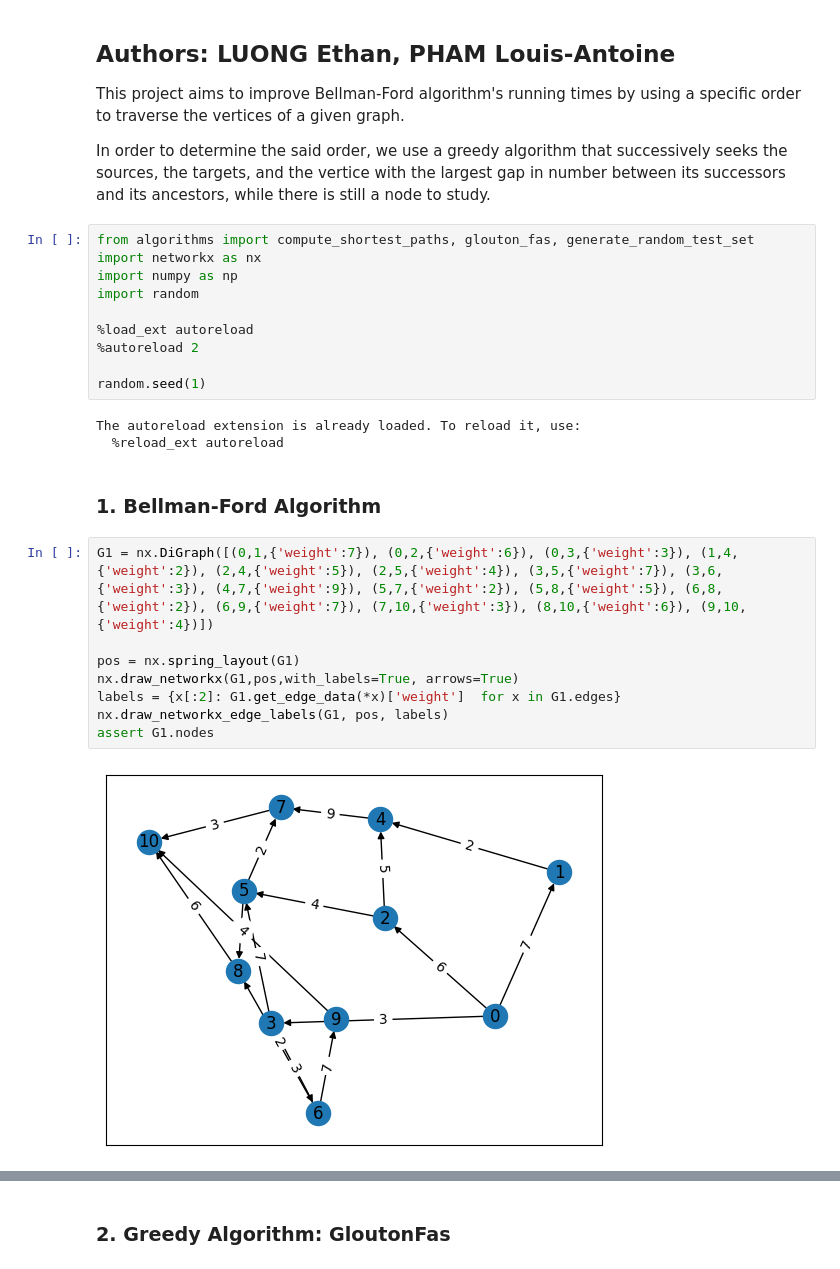
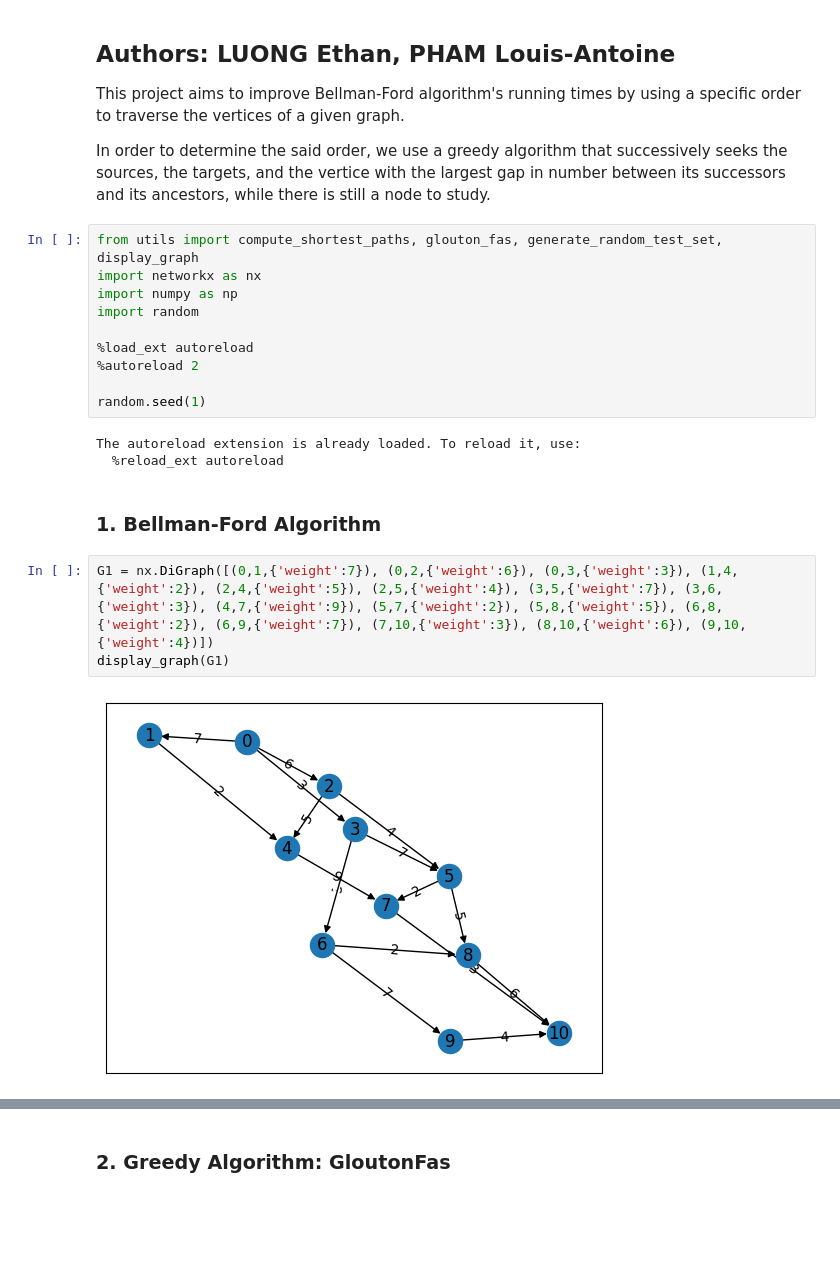
Before and after one commit to Ethan2541/Improved-Bellman-Ford, a Jupyter notebook: notebook.ipynb, the cells around one changed output, grey strips where cells are left out. Cells and saved outputs as stored; diff of their text form; blank space fills up the shorter version.

```diff
--- a/notebook.ipynb
+++ b/notebook.ipynb
@@ -7,7 +7,7 @@ This project aims to improve Bellman-Ford algorithm's running times by using a s
 
 In order to determine the said order, we use a greedy algorithm that successively seeks the sources, the targets, and the vertice with the largest gap in number between its successors and its ancestors, while there is still a node to study.
 # %%
-from algorithms import compute_shortest_paths, glouton_fas, generate_random_test_set
+from utils import compute_shortest_paths, glouton_fas, generate_random_test_set, display_graph
 import networkx as nx
 import numpy as np
 import random
@@ -23,14 +23,9 @@ The autoreload extension is already loaded. To reload it, use:
 ### 1. Bellman-Ford Algorithm
 # %%
 G1 = nx.DiGraph([(0,1,{'weight':7}), (0,2,{'weight':6}), (0,3,{'weight':3}), (1,4,{'weight':2}), (2,4,{'weight':5}), (2,5,{'weight':4}), (3,5,{'weight':7}), (3,6,{'weight':3}), (4,7,{'weight':9}), (5,7,{'weight':2}), (5,8,{'weight':5}), (6,8,{'weight':2}), (6,9,{'weight':7}), (7,10,{'weight':3}), (8,10,{'weight':6}), (9,10,{'weight':4})])
-
-pos = nx.spring_layout(G1)
-nx.draw_networkx(G1,pos,with_labels=True, arrows=True)
-labels = {x[:2]: G1.get_edge_data(*x)['weight']  for x in G1.edges}
-nx.draw_networkx_edge_labels(G1, pos, labels)
-assert G1.nodes
+display_graph(G1)
 # %% [output]
-[figure, old version]
+[figure, new version]
 # %%
 shortest_paths_graph, n_iterations = compute_shortest_paths(G1,0)
 print(f'Number of iterations: {n_iterations}')
```
Also changed, not shown: parts of 5 cells of this notebook, 1 other file.
